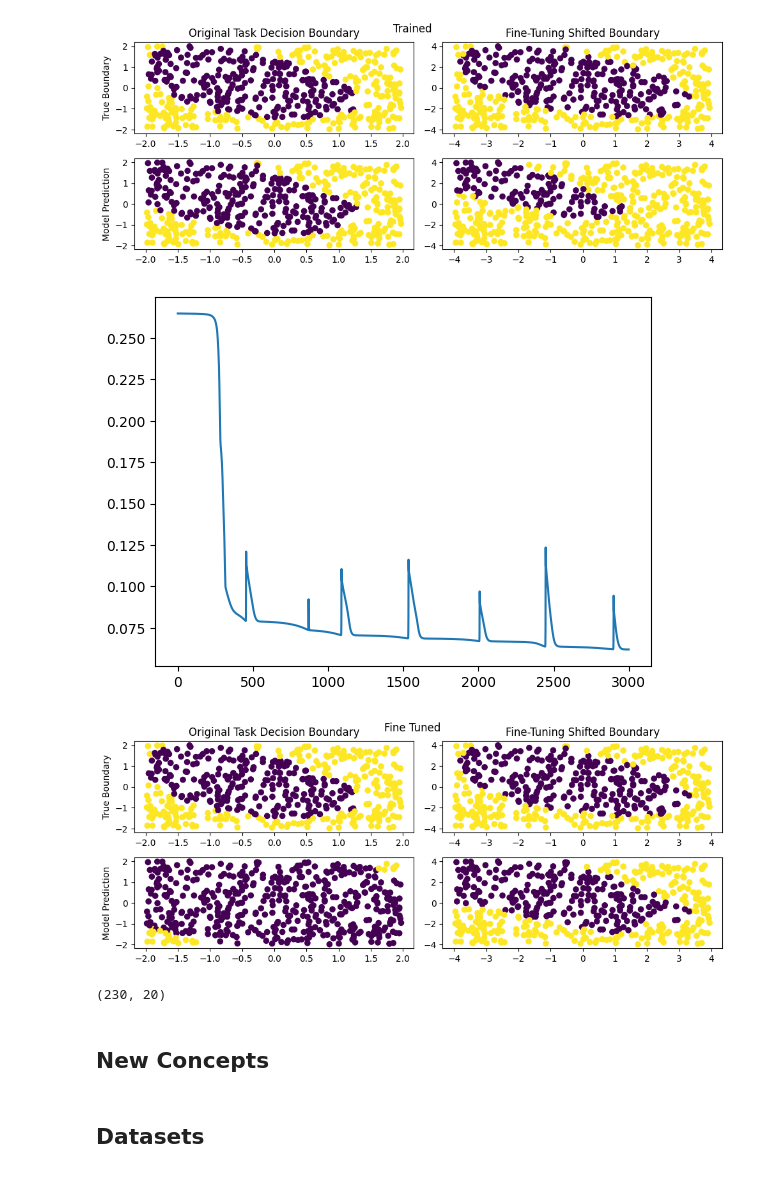
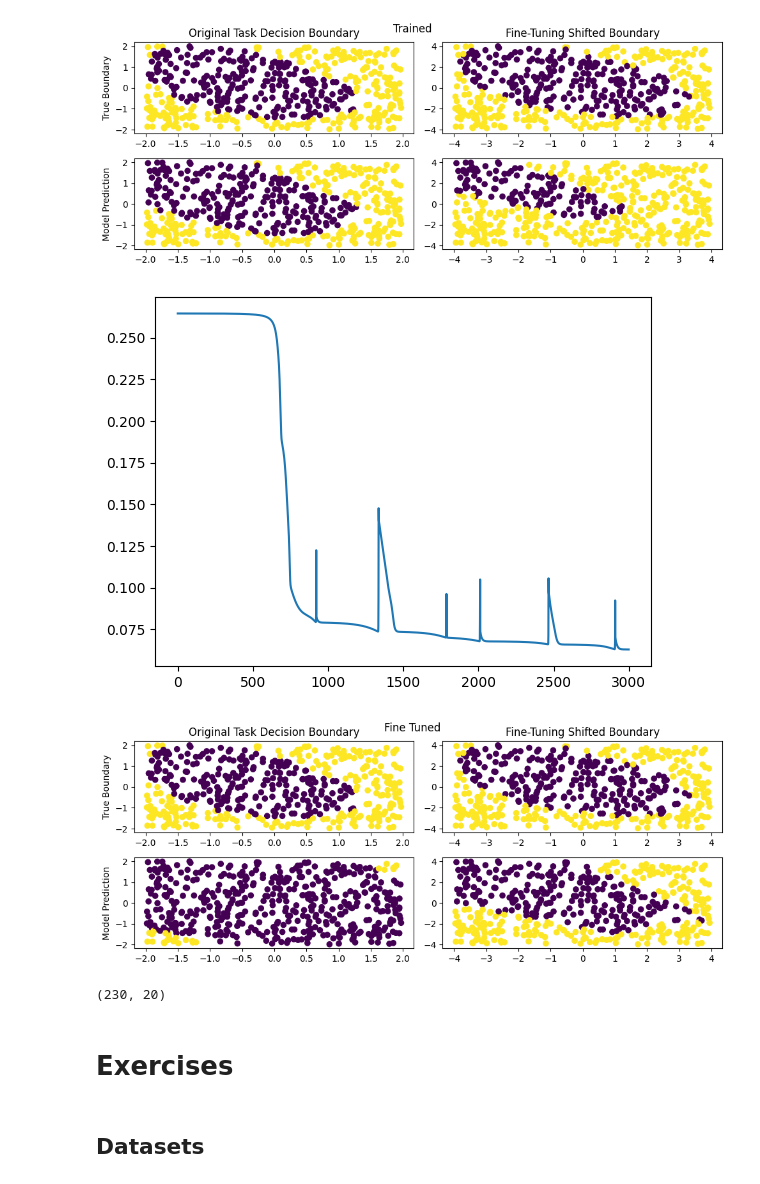
Before and after one commit to brouser2001/mae-5733, a Jupyter notebook: final/final_w_solns.ipynb, the cells around one changed output. Drawn from its saved outputs; the diff is of its cells as text; code cells hidden in the pictures.

Commit message:
added exercise sections

```diff
--- a/final/final_w_solns.ipynb
+++ b/final/final_w_solns.ipynb
@@ -382,7 +383,7 @@ plt.show()
 # for now we will ignore sclaing term alpha/r
 class LoRaNeuron(Neuron): #inherit everything from neuron
     def __init__(self,pretrained_neuron:Neuron=None, weights=None, bias=None, activation=None,
-                 lora_rank=0,lora_enabled=False):
+                 lora_rank=0,lora_enabled=False, scale=1):
         if pretrained_neuron is not None:
             self.W = np.asarray(pretrained_neuron.W).copy()
             self.S = pretrained_neuron.S
@@ -397,6 +398,7 @@ class LoRaNeuron(Neuron): #inherit everything from neuron
 
      # LoRA specific fields
         self.lora_rank = lora_rank
+        self.scale=scale
         self.lora_enabled = lora_enabled
         self.A = None
         self.B = None
@@ -404,13 +406,14 @@ class LoRaNeuron(Neuron): #inherit everything from neuron
         self.accumulated_dB = None
         self.p_forward = None # Store input for gradient computation
 
-    def enable_lora(self,rank=None):
+    def enable_lora(self,rank=None, scale=None):
+        if scale is not None: self.scale=scale
         if rank is not None:
             self.lora_rank=rank
         if self.W is None or (self.lora_rank is not None and self.lora_rank <= 0):
             raise(ValueError('weight and lorarank must be > 0'))
-        self.A = np.random.randn(self.S, self.lora_rank)
-        self.B = np.random.randn(self.lora_rank,self.R)
+        self.A = np.random.randn(self.lora_rank,self.R)
+        self.B = np.zeros([self.S, self.lora_rank])
         self.lora_enabled = True
         self.reset_lora_gradients()
 
@@ -426,7 +429,8 @@ class LoRaNeuron(Neuron): #inherit everything from neuron
         p=np.array(input)
         if p.ndim==1: #in case of single sample, reshape to 1*R
             p = p.reshape(-1,1)
-        self.n=(self.W+self.A@self.B)@p
+        #self.n=(self.W+self.scale*self.A@self.B)@p
+        self.n=(self.W+self.scale*self.B@self.A)@p
         if self.b is not None:
             self.n+=self.b
         self.a=self.activation(self.n)
@@ -446,11 +450,9 @@ class LoRaNet(NeuralNet):
             layer.neuron=LoRaNeuron(layer.neuron,lora_enabled=False) #convert to lora layers but dont set A/B yet
         self.freeze_weights=freeze_weights
 
-    def init_lora(self,layer:int,rank:int,scale=1): #added rudimentary scale to prevent domination
+    def init_lora(self,layer:int,rank:int,scale=1):
         neuron=self.layers[layer].neuron
-        neuron.enable_lora(rank)
-        neuron.A*=scale
-        neuron.B*=scale
+        neuron.enable_lora(rank,scale)
 
     def enable_lora(self,layer,state=True):
         self.layers[layer].neuron.lora_enabled=state
@@ -468,10 +470,12 @@ class LoRaNet(NeuralNet):
                 neuron=layer.neuron
                 if not neuron.lora_enabled or neuron.A is None:
                     continue #leave regular layers alone
-                h=neuron.B@neuron.p_forward
 
-                neuron.accumulated_dA += neuron.s @ h.T
-                neuron.accumulated_dB += neuron.A.T @ neuron.s @ neuron.p_forward.T
+                #h=neuron.B@neuron.p_forward
+                #neuron.accumulated_dA += neuron.s @ h.T
+                #neuron.accumulated_dB += neuron.A.T @ neuron.s @ neuron.p_forward.T
+                neuron.accumulated_dA += neuron.scale* neuron.B.T@neuron.s@neuron.p_forward.T
+                neuron.accumulated_dB += neuron.scale*neuron.s@(neuron.A@ neuron.p_forward).T
 # %%
 class LoRaSteepestDescent(Optimizer):
     def __init__(self, network:LoRaNet, learning_rate):
@@ -640,25 +644,28 @@ plt.show()
 [figure]
 # %%
 #add lora layer and freeze weights
-nnet.init_lora(1,rank=1, scale=0.1)
+rank=1
+alpha=0.1
+scale=alpha/rank
+nnet.init_lora(1,rank=rank, scale=scale)
 nnet.freeze_weights=True
 
-optimizer=LoRaSteepestDescent(nnet, learning_rate=5e-5)
+optimizer=LoRaSteepestDescent(nnet, learning_rate=5e-6)
 n_epochs=3000
 n_runs=2
 trainer=VLBP(nnet,optimizer,n_epochs=n_epochs//n_runs,increase_factor=1.01, decrease_factor=0.1)
 loss=[]
 predictions=[]
 for _ in range(n_runs):
     loss.extend(trainer.train(X_fine,y_fine))
     predictions.append(nnet(X_fine))
 loss=np.array(loss).flatten()
 
 plt.figure()
 plt.plot(loss)
 plt.show()
 # %% [output]
-[figure, old version]
+[figure, new version]
 # %%
 out_original=nnet(X)
 out_new=nnet(X_fine)
@@ -682,9 +689,9 @@ plt.suptitle('Fine Tuned')
 plt.show()
 print(count_lora_params(nnet))
 # %% [output]
-[figure, old version]
+[figure, new version]
 (230, 20)
 # %% [markdown]
-## New Concepts
+# Exercises
 # %% [markdown]
 ## Datasets
```
Also changed, not shown: parts of 42 cells of this notebook, 1 other file.
